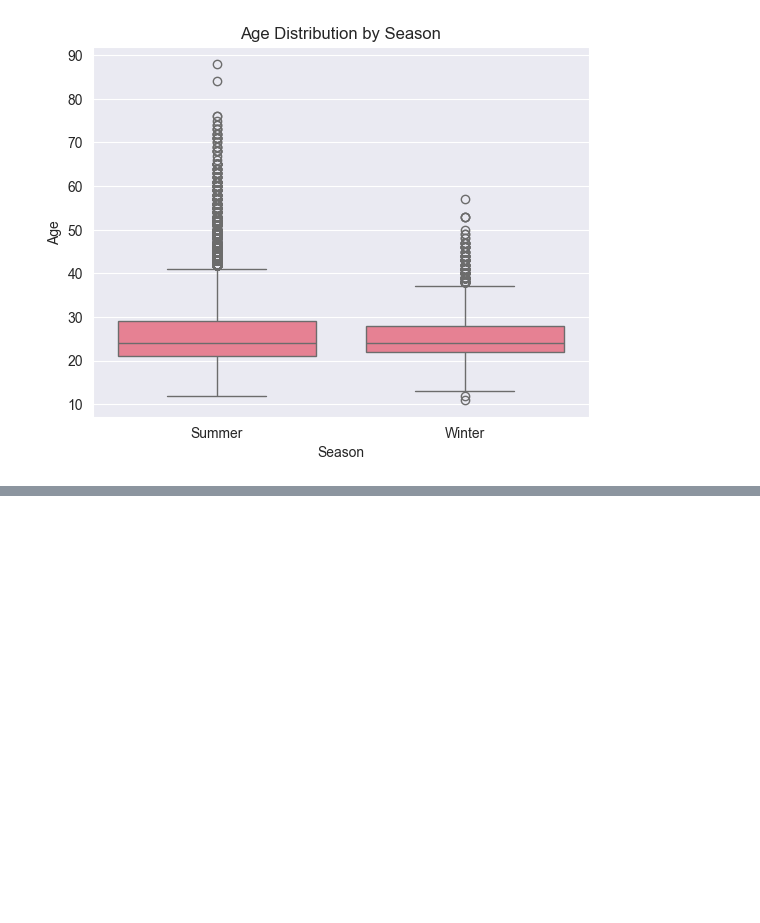
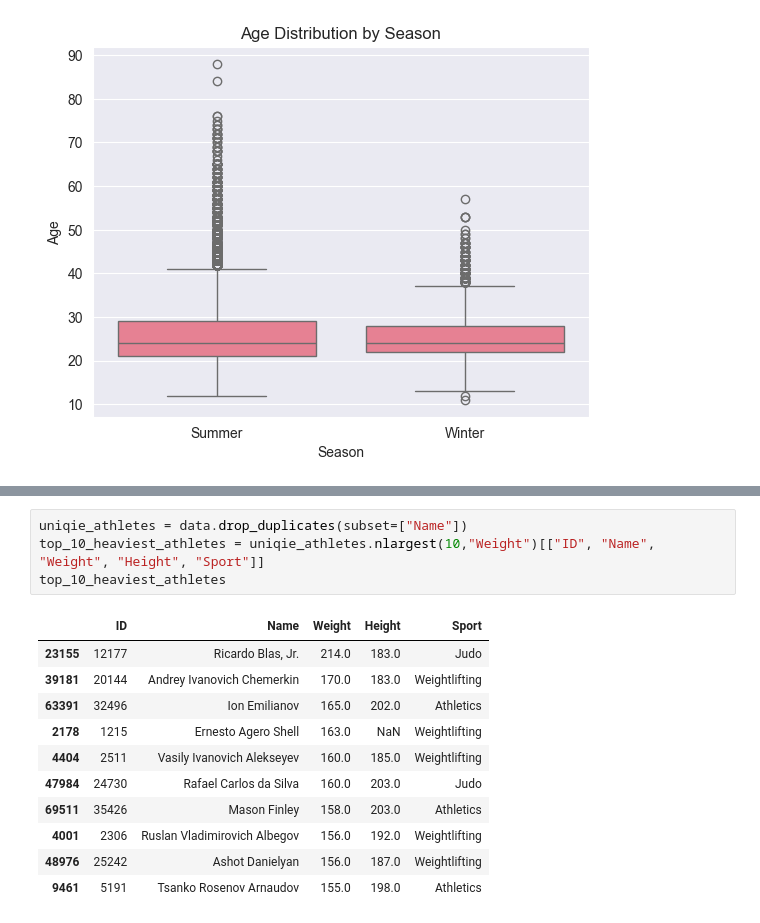
Before and after one commit to dobrywilczurek/Olympic_data_EAD, a Jupyter notebook: Olympic_eda.ipynb, the cells around one changed output, grey strips where cells are left out. Drawn from its saved outputs; the diff is of its cells as text; blank space fills up the shorter version.

```diff
--- a/Olympic_eda.ipynb
+++ b/Olympic_eda.ipynb
@@ -358,0 +420,16 @@ plt.show()
+# %%
+uniqie_athletes = data.drop_duplicates(subset=["Name"])
+top_10_heaviest_athletes = uniqie_athletes.nlargest(10,"Weight")[["ID", "Name", "Weight", "Height", "Sport"]]
+top_10_heaviest_athletes
+# %% [output]
+|  | ID | Name | Weight | Height | Sport |
+| 23155 | 12177 | Ricardo Blas, Jr. | 214.0 | 183.0 | Judo |
+| 39181 | 20144 | Andrey Ivanovich Chemerkin | 170.0 | 183.0 | Weightlifting |
+| 63391 | 32496 | Ion Emilianov | 165.0 | 202.0 | Athletics |
+| 2178 | 1215 | Ernesto Agero Shell | 163.0 | NaN | Weightlifting |
+| 4404 | 2511 | Vasily Ivanovich Alekseyev | 160.0 | 185.0 | Weightlifting |
+| 47984 | 24730 | Rafael Carlos da Silva | 160.0 | 203.0 | Judo |
+| 69511 | 35426 | Mason Finley | 158.0 | 203.0 | Athletics |
+| 4001 | 2306 | Ruslan Vladimirovich Albegov | 156.0 | 192.0 | Weightlifting |
+| 48976 | 25242 | Ashot Danielyan | 156.0 | 187.0 | Weightlifting |
+| 9461 | 5191 | Tsanko Rosenov Arnaudov | 155.0 | 198.0 | Athletics |
```
Also changed, not shown: parts of 6 cells of this notebook.
